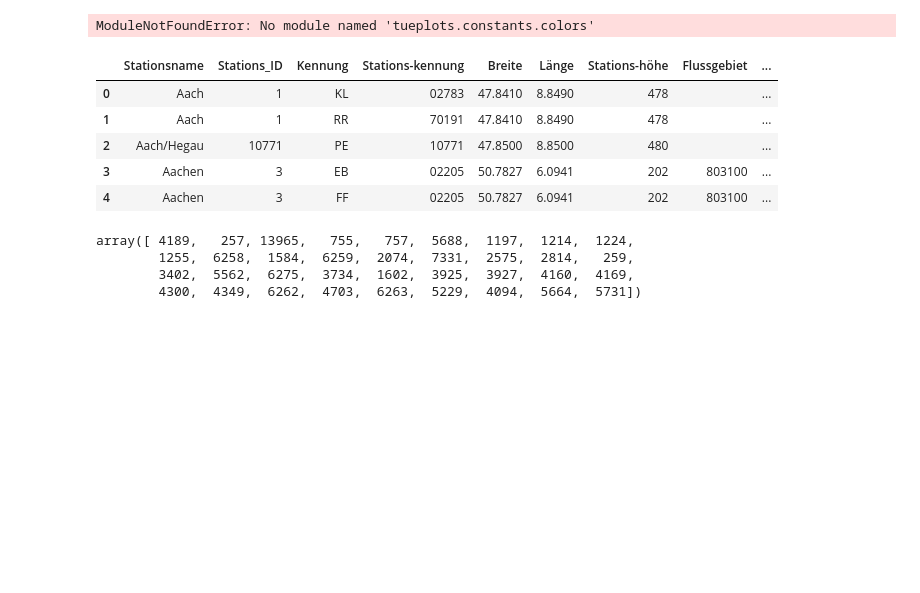
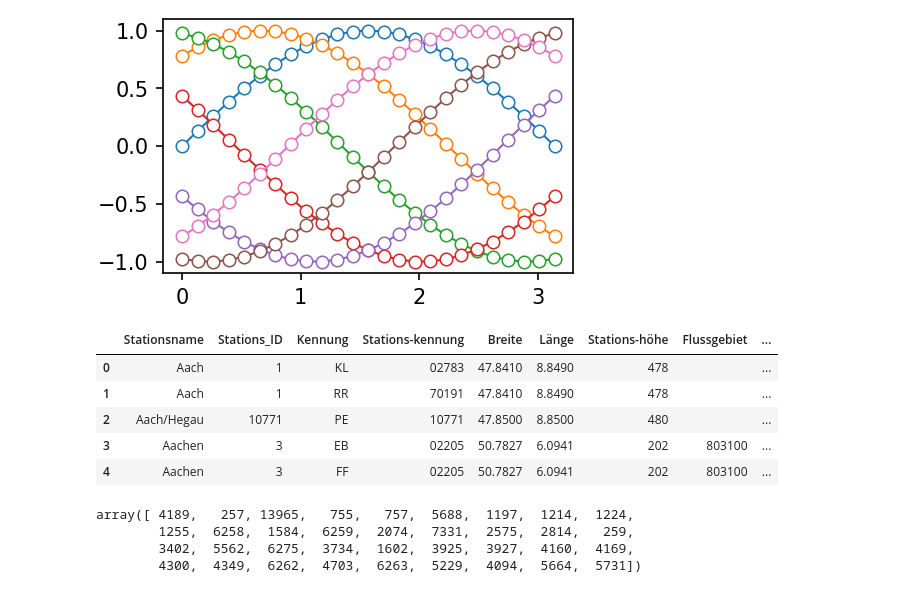
Before and after one commit to RobinU434/DataLiteracy, a Jupyter notebook: studies/11_01_24_LD_fig_BaWu_stations.ipynb, the cells around one changed output. Saved outputs shown, nothing was run; the diff lists cells and outputs as text; code cells hidden in the pictures; blank space fills up the shorter version.

```diff
--- a/studies/11_01_24_LD_fig_BaWu_stations.ipynb
+++ b/studies/11_01_24_LD_fig_BaWu_stations.ipynb
@@ -11,9 +11,3 @@ import matplotlib.lines as mlines
 #Colours
 cmap_color = plt.cm.get_cmap('Pastel1')
 cdot_color = plt.cm.get_cmap('tab20')
-# %%
- # this provides the color palette of Uni Tuebingen
-from tueplots.constants.colors import rgb
-plt.rcParams.update(bundles.icml2022(column="full", nrows=1, ncols=2, usetex=False))
-# %% [output]
-ModuleNotFoundError: No module named 'tueplots.constants.colors'
@@ -20,3 +27,14 @@ ModuleNotFoundError: No module named 'tueplots.constants.colors'
+# %%
+markers.with_edge()
+x = np.linspace(0, np.pi, 25)
+offsets = np.linspace(0, 2 * np.pi, 7, endpoint=False)
+yy = [np.sin(x + phi) for phi in offsets]
+fig, ax = plt.subplots()
+for y in yy:
+    ax.plot(x, y, "o-", linewidth=1)
+plt.show()
+# %% [output]
+[figure, added]
 # %%
 stations = pd.read_csv("../project/data/dwd/stations.tsv", sep="\t")
 
```
Also changed, not shown: parts of 9 cells of this notebook, 1 other file.
